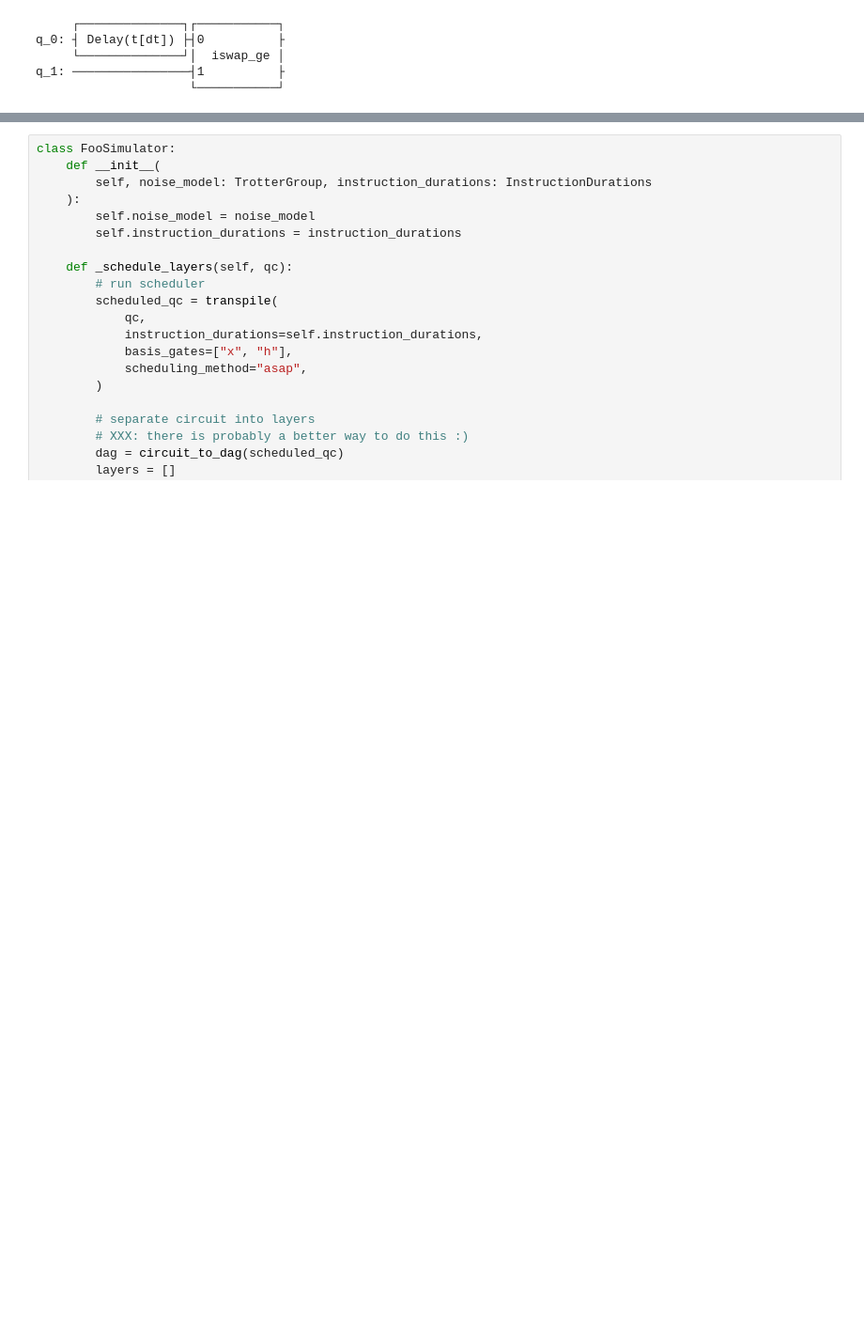
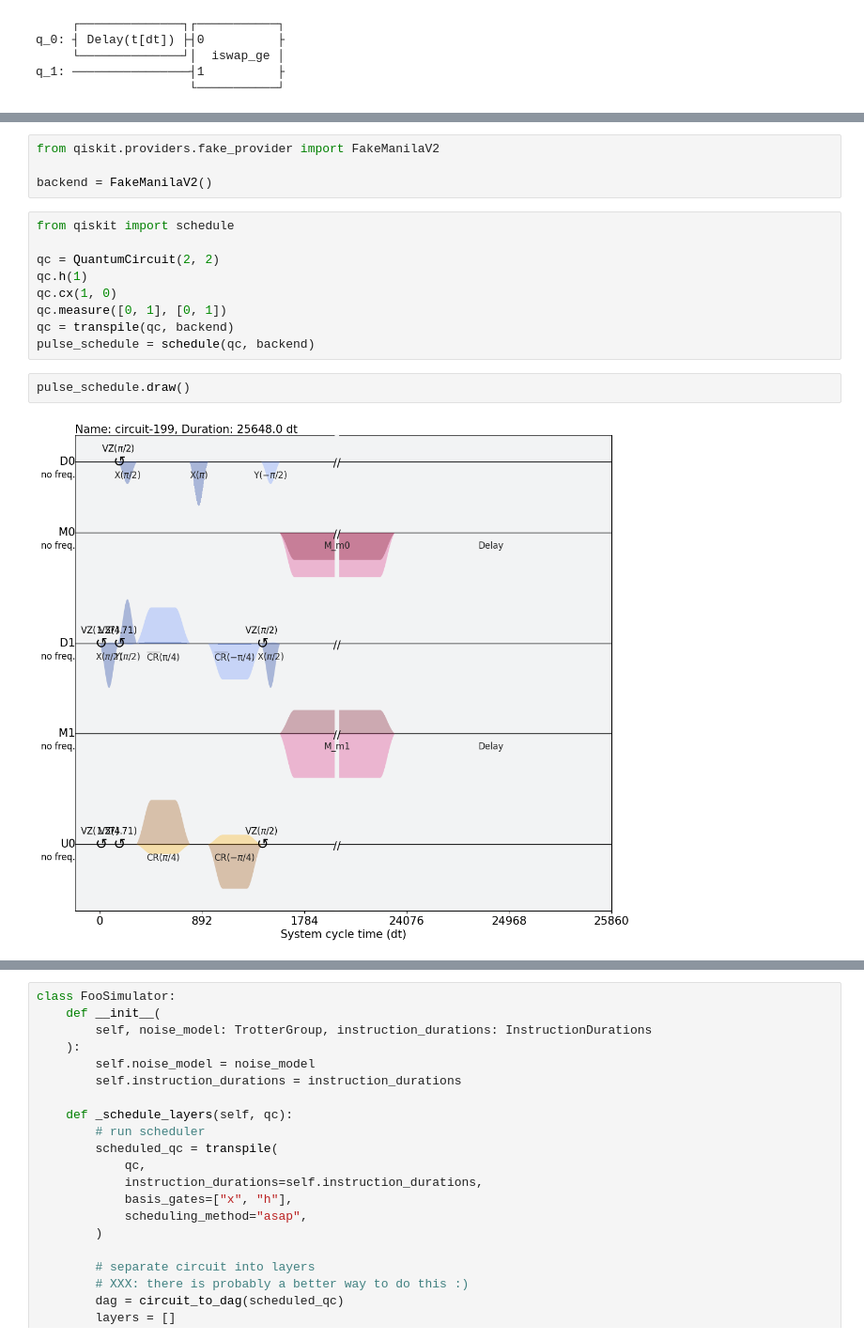
Before and after one commit to Pitt-JonesLab/quantum_logical, a Jupyter notebook: src/notebooks/noisy_simulation/dev_effectiveT1.ipynb, the cells around one changed output, grey strips where cells are left out. Shown at 94% size. Saved outputs shown, nothing was run; the diff lists cells and outputs as text; blank space fills up the shorter version.

```diff
--- a/src/notebooks/noisy_simulation/dev_effectiveT1.ipynb
+++ b/src/notebooks/noisy_simulation/dev_effectiveT1.ipynb
@@ -93,4 +114,21 @@ instruction_durations.append(("h", (1,), 5))
 instruction_durations = InstructionDurations(instruction_durations)
+# %%
+from qiskit.providers.fake_provider import FakeManilaV2
+
+backend = FakeManilaV2()
+# %%
+from qiskit import schedule
+
+qc = QuantumCircuit(2, 2)
+qc.h(1)
+qc.cx(1, 0)
+qc.measure([0, 1], [0, 1])
+qc = transpile(qc, backend)
+pulse_schedule = schedule(qc, backend)
+# %%
+pulse_schedule.draw()
+# %% [output]
+[figure, added]
 # %%
 output_qc = transpile(
     qc,
```
Also changed, not shown: parts of 8 cells of this notebook, 1 other file.
